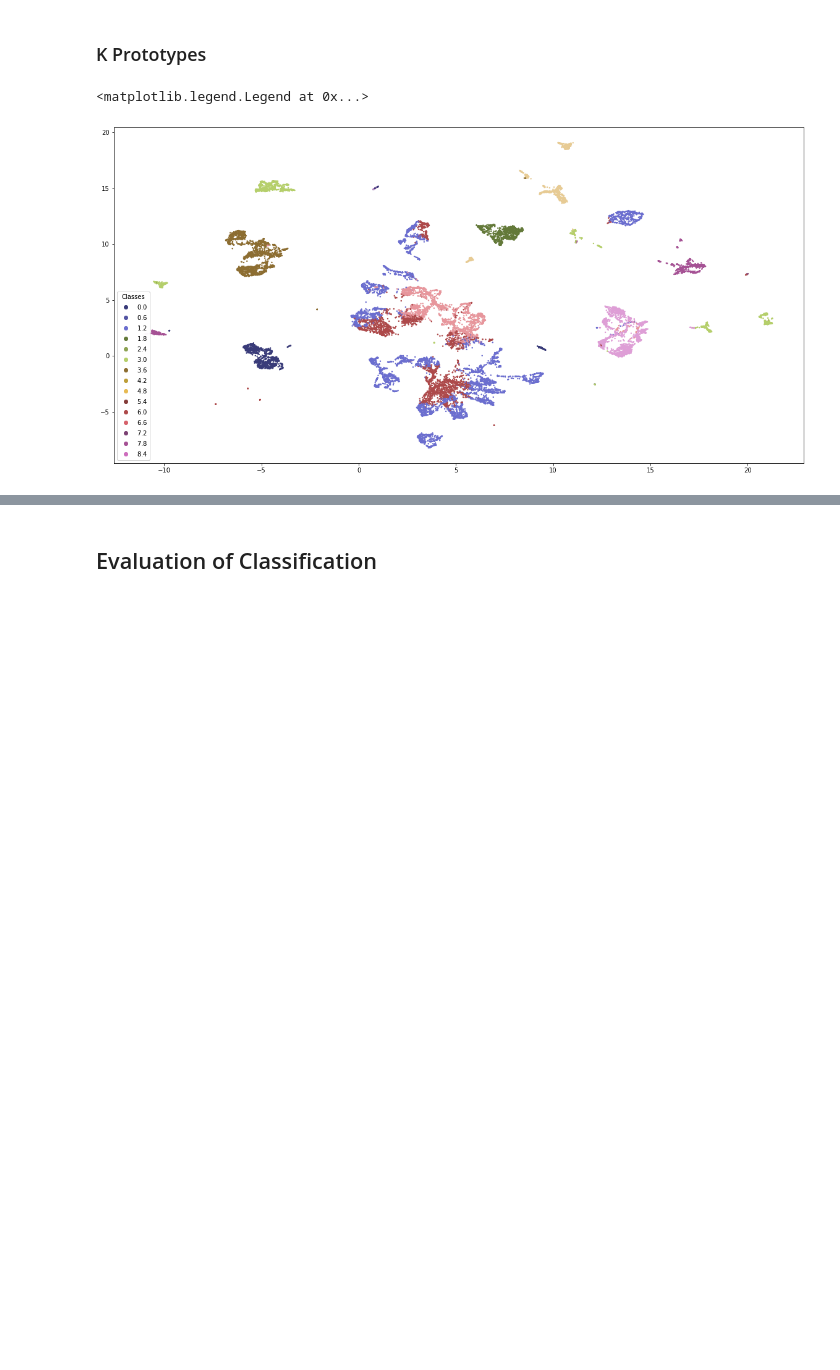
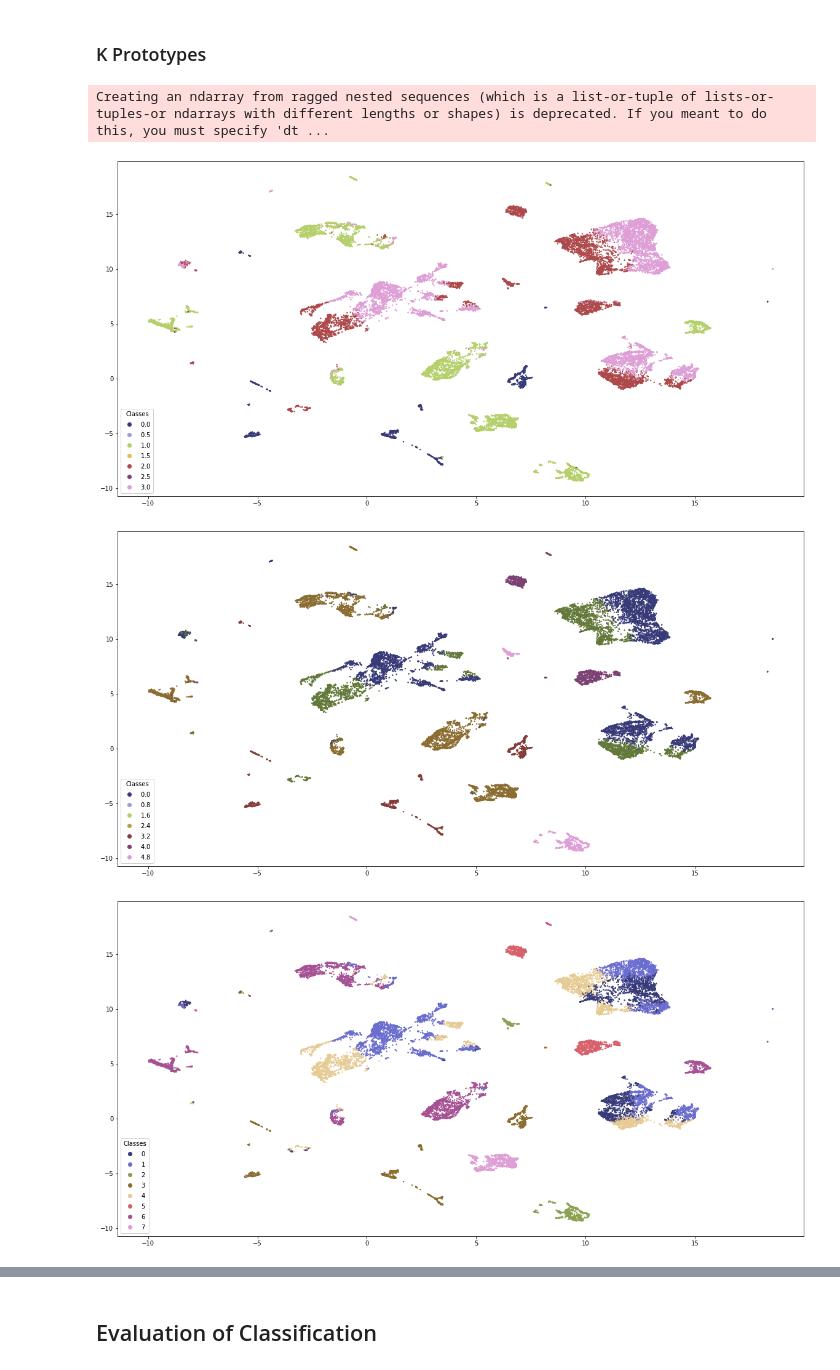
Before and after one commit to ljmancini1/DATA-606-Small-Business-Loans, a Jupyter notebook: Clustering.ipynb, the cells around one changed output, grey strips where cells are left out. Cells and saved outputs as stored; diff of their text form; code cells hidden in the pictures; blank space fills up the shorter version.

```diff
--- a/Clustering.ipynb
+++ b/Clustering.ipynb
@@ -54,6 +60,6 @@ dtype: object
 # %%
 cols = full_data.columns
 #[full_data.columns.get_loc(c) for c in cols if c.dtype == 'oject' ]
-cat_features=[full_data.columns.get_loc(c) for c in full_data.columns if full_data.dtypes[c]=='object']
+cat_features=[full_data.columns.get_loc(c) for c in full_data.columns if full_data.dtypes[c]!='float64']
 cat_features
 # %% [output]
@@ -94,11 +100,11 @@ embedding = umap.umap_.simplicial_set_embedding(fit1._raw_data, intersection, fi
                                                 fit1._initial_alpha, fit1._a, fit1._b,
                                                 fit1.repulsion_strength, fit1.negative_sample_rate,
                                                 200, 'random', np.random, fit1.metric,
-                                                fit1._metric_kwds, False)
+                                                fit1._metric_kwds, False, densmap_kwds = {},output_dens = False)
 
 plt.figure(figsize=(20, 10))
 #print(*embedding)
-plt.scatter(*embedding.T, s=2, cmap='Spectral', alpha=1.0)
+plt.scatter(*np.array(embedding)[0].T, s=2, cmap='Spectral', alpha=1.0)
 plt.show()
 # %% [output]
 A value is trying to be set on a copy of a slice from a DataFrame.
@@ -181,7 +189,7 @@ fig.show()
 # %%
 kprot_data = full_data.copy()
 #Pre-processing
-for c in full_data.select_dtypes(exclude='object').columns:
+for c in full_data.select_dtypes(exclude=['object','int64']).columns:
     pt = PowerTransformer()
     kprot_data[c] =  pt.fit_transform(np.array(kprot_data[c]).reshape(-1, 1))
 
@@ -189,8 +200,12 @@ categorical_columns = cat_features #make sure to specify correct indices
 # %%
 #Actual clustering
-kproto = KPrototypes(n_clusters= 10, init='Cao', n_jobs = 4)
-clusters = kproto.fit_predict(kprot_data, categorical=categorical_columns)
+clusters={}
+for n_clust in [4,6, 8,10]:
+    kproto = KPrototypes(n_clusters= n_clust, init='Cao', n_jobs = 4)
+    clusters[n_clust] = kproto.fit_predict(kprot_data, categorical=categorical_columns)
+    #Prints the count of each cluster group
+    print(pd.Series(clusters[n_clust]).value_counts())
 
 #Prints the count of each cluster group
-pd.Series(clusters).value_counts()
+#pd.Series(clusters).value_counts()
 # %% [output]
@@ -243,12 +262,15 @@ embedding[:,0]
 # %%
-fig, ax = plt.subplots()
-fig.set_size_inches((20, 10))
-scatter = ax.scatter(embedding[:, 0], embedding[:, 1], s=2, c=clusters, cmap='tab20b', alpha=1.0)
-
-# produce a legend with the unique colors from the scatter
-legend1 = ax.legend(*scatter.legend_elements(num=15),
+for n, x in clusters.items():
+    fig, ax = plt.subplots()
+    fig.set_size_inches((20, 10))
+    scatter = ax.scatter(np.array(embedding)[0][:, 0], np.array(embedding)[0][:, 1], s=2, c=x, cmap='tab20b', alpha=1.0,)
+    # ax[n].set_title=print(f'{n} Clusters')
+    # produce a legend with the unique colors from the scatter
+    legend1 = ax.legend(*scatter.legend_elements(num=8),
                     loc="lower left", title="Classes")
-ax.add_artist(legend1)
+    ax.add_artist(legend1)
 # %% [output]
-<matplotlib.legend.Legend at 0x...>
+Creating an ndarray from ragged nested sequences (which is a list-or-tuple of lists-or-tuples-or ndarrays with different lengths or shapes) is deprecated. If you meant to do this, you must specify 'dt ...
-[figure, old version]
+[figure, new version]
+[figure, added]
+[figure, added]
```
Also changed, not shown: parts of 22 cells of this notebook.
